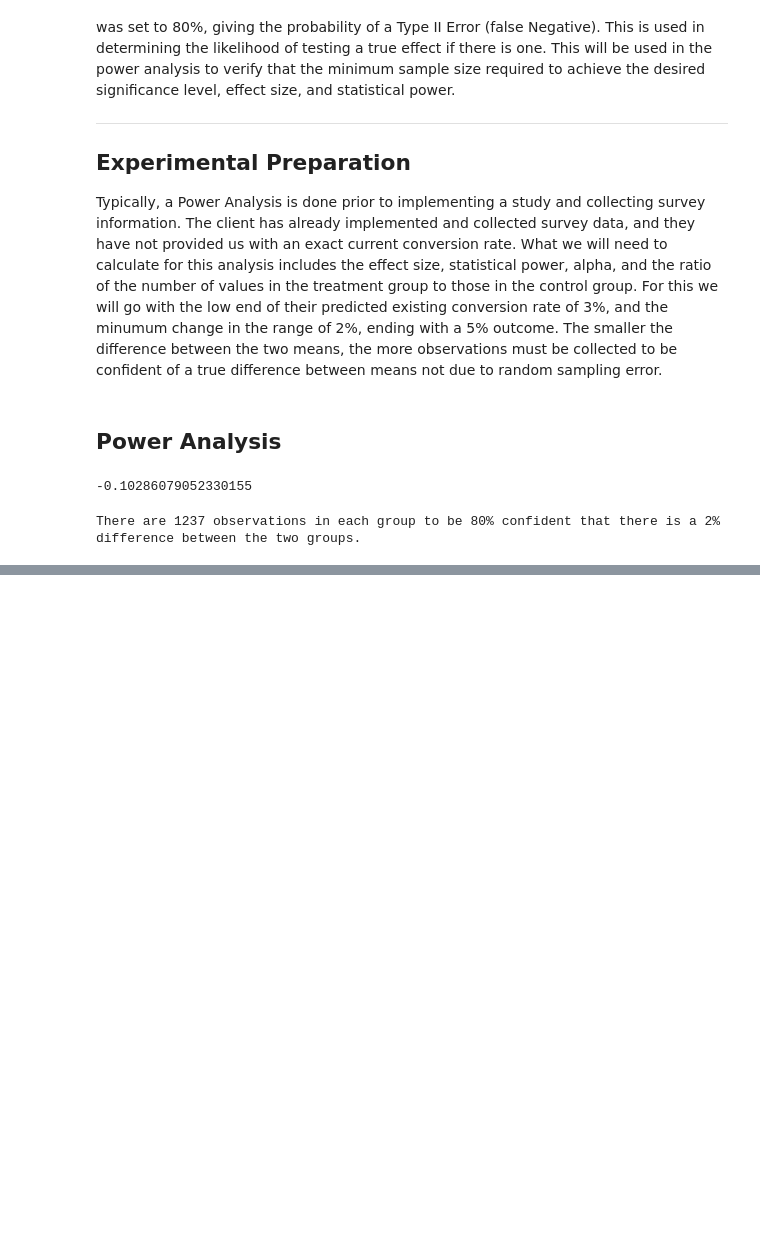
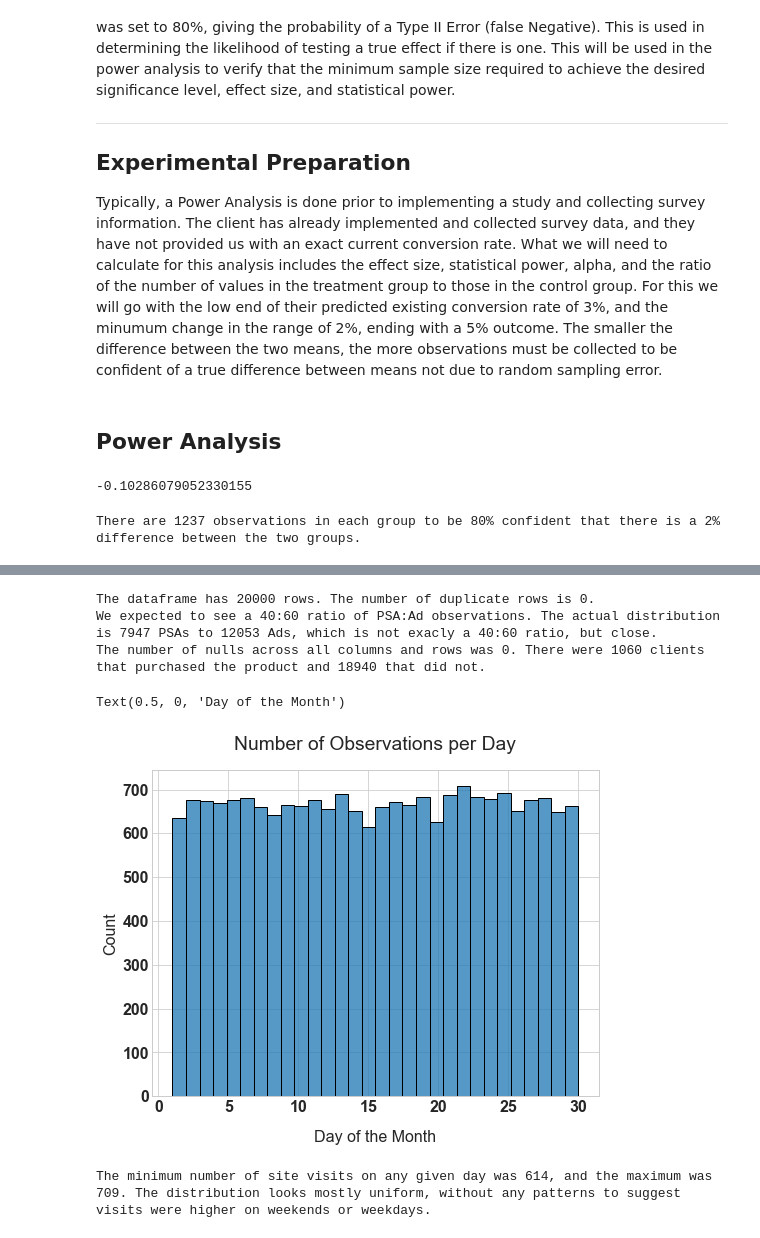
Before and after one commit to FreshOats/Marketing_Analysis, a Jupyter notebook: AB_Test/AB_Test_T_Test.ipynb, the cells around one changed output, grey strips where cells are left out. Drawn from its saved outputs; the diff is of its cells as text; code cells hidden in the pictures; blank space fills up the shorter version.

```diff
--- a/AB_Test/AB_Test_T_Test.ipynb
+++ b/AB_Test/AB_Test_T_Test.ipynb
@@ -87,7 +87,7 @@ from statsmodels.stats.proportion import proportions_ztest, proportion_confint
 # Some plot styling preferences
 plt.style.use('seaborn-whitegrid')
 font = {'weight': 'bold',
-        'size': 14}
+        'size': 16}
 
 mpl.rc('font', **font)
 
@@ -139,0 +139,29 @@ ab_sampled.reset_index(drop=True, inplace=True)
+# %%
+length = len(ab)
+dupes = ab.duplicated().value_counts()
+groups = ab['test group'].value_counts()
+nulls = ab.isnull().sum().sum() # The first sum quantifies the sum of nulls per column, the second sum adds all sums from the column sums
+purchased = ab['made_purchase'].value_counts()
+
+print(f'The dataframe has {length} rows. The number of duplicate rows is {length - dupes[0]}.')
+print(f'We expected to see a 40:60 ratio of PSA:Ad observations. The actual distribution is {groups[1]} PSAs to {groups[0]} Ads, which is not exacly a 40:60 ratio, but close.')
+print(f'The number of nulls across all columns and rows was {nulls}. There were {purchased[1]} clients that purchased the product and {purchased[0]} that did not.')
+# %% [output]
+The dataframe has 20000 rows. The number of duplicate rows is 0.
+We expected to see a 40:60 ratio of PSA:Ad observations. The actual distribution is 7947 PSAs to 12053 Ads, which is not exacly a 40:60 ratio, but close.
+The number of nulls across all columns and rows was 0. There were 1060 clients that purchased the product and 18940 that did not.
+# %%
+plt.figure(figsize=(8, 6))
+
+sns.histplot(data=ab['days_with_most_add'], bins=30)
+plt.title('Number of Observations per Day', pad=20)
+plt.xlabel('Day of the Month', labelpad=15)
+# %% [output]
+Text(0.5, 0, 'Day of the Month')
+[figure, added]
+# %%
+counts = ab['days_with_most_add'].value_counts()
+
+print(f'The minimum number of site visits on any given day was {min(counts)}, and the maximum was {max(counts)}. The distribution looks mostly uniform, without any patterns to suggest visits were higher on weekends or weekdays.')
+# %% [output]
+The minimum number of site visits on any given day was 614, and the maximum was 709. The distribution looks mostly uniform, without any patterns to suggest visits were higher on weekends or weekdays.
```
Also changed, not shown: parts of 36 cells of this notebook.
